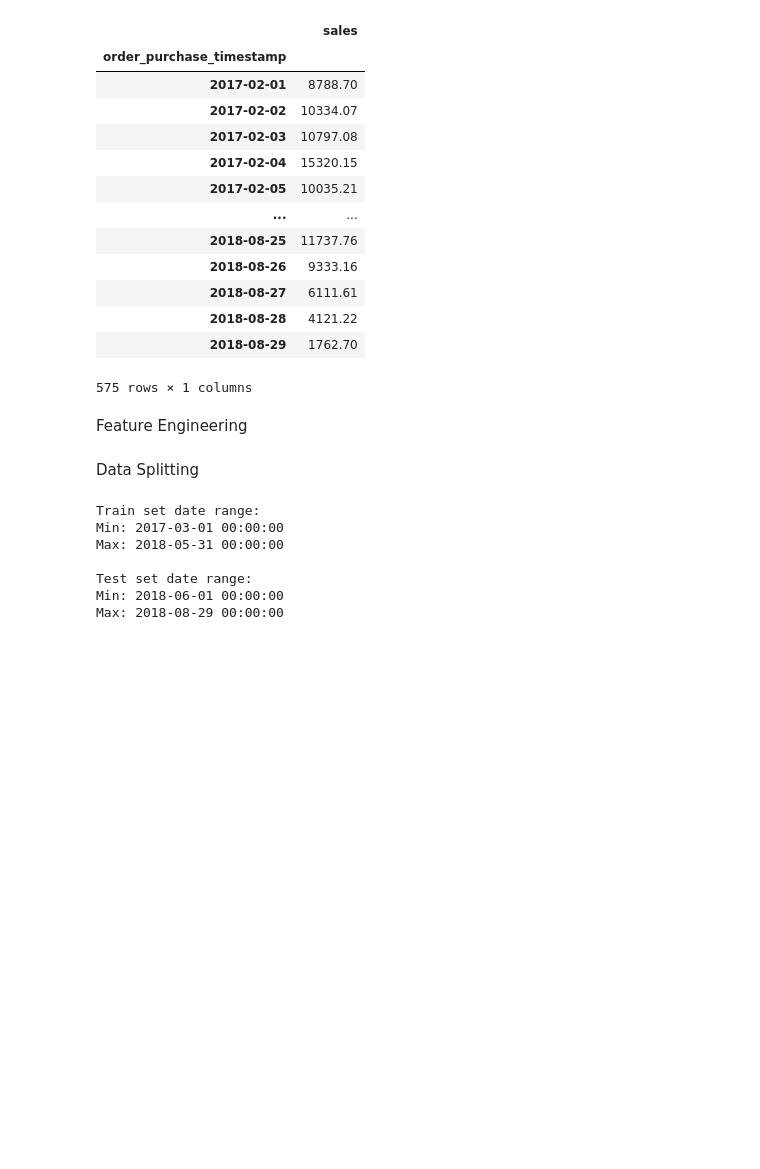
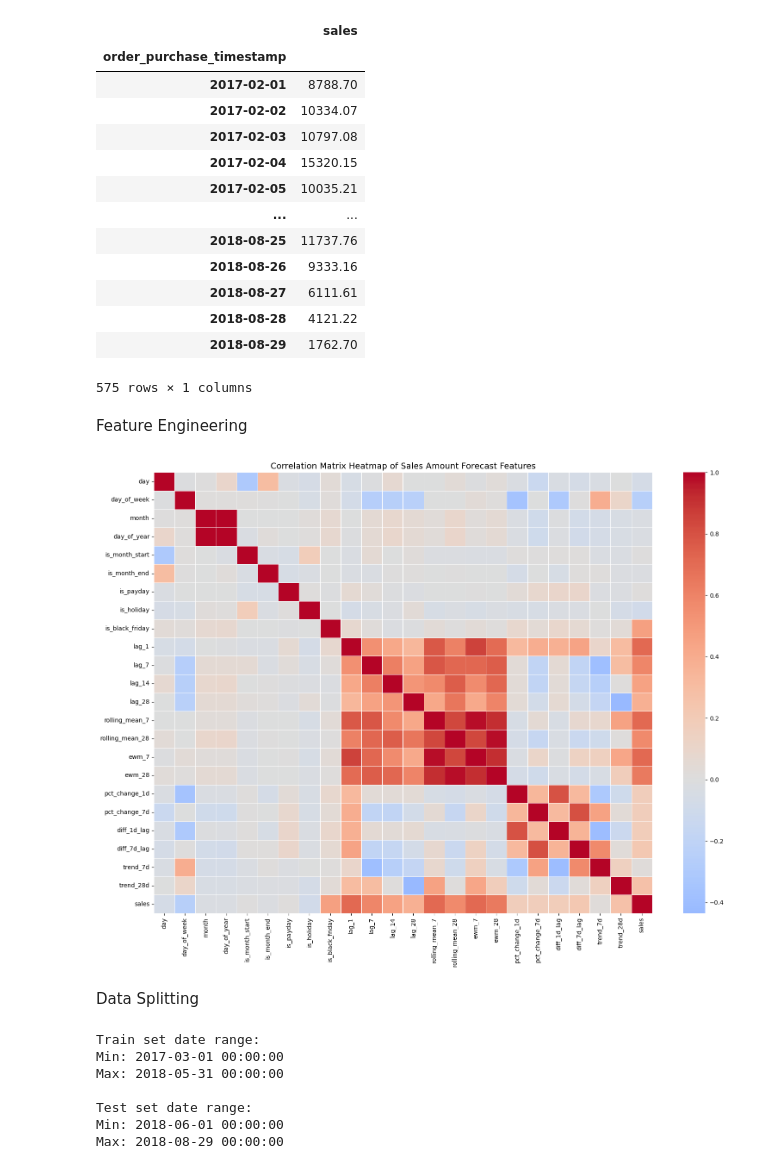
Before and after one commit to Jasonshe0509/fyp-model-building, a Jupyter notebook: sales-forecasting-model-building-sales-amount.ipynb, the cells around one changed output. Cells and saved outputs as stored; diff of their text form; code cells hidden in the pictures; blank space fills up the shorter version.

```diff
--- a/sales-forecasting-model-building-sales-amount.ipynb
+++ b/sales-forecasting-model-building-sales-amount.ipynb
@@ -81,7 +83,7 @@ def create_features(df):
     df['is_month_end'] = df.index.is_month_end.astype(int)
 
     br_holidays = holidays.BR()
-    df['is_holiday'] = df.index.isin(br_holidays).astype(int)
+    df['is_holiday'] = [1 if date in br_holidays else 0 for date in df.index.date]
 
     df['is_payday'] = (df.index.day.isin([5, 25])).astype(int)
 
@@ -132,6 +134,31 @@ def create_features(df):
 # %%
 df_cleaned = create_features(sales_forecast_data)
 df_cleaned = df_cleaned.dropna()
+# %%
+features = ['day','day_of_week', 'month', 'day_of_year', 'is_month_start','is_month_end','is_payday','is_holiday' ,'is_black_friday',
+            'lag_1', 'lag_7', 'lag_14', 'lag_28' ,'rolling_mean_7', 'rolling_mean_28', 'ewm_7', 'ewm_28',
+            'pct_change_1d', 'pct_change_7d', 'diff_1d_lag', 'diff_7d_lag', 'trend_7d', 'trend_28d']
+target = 'sales'
+
+selected_cols = features + [target]
+corr_df = df_cleaned[selected_cols]
+
+corr_matrix = corr_df.corr(method='pearson')
+plt.figure(figsize=(16, 12))
+
+sns.heatmap(
+    corr_matrix,
+    cmap='coolwarm',
+    center=0,
+    annot=False,     # set True only if you want numbers (can be cluttered)
+    linewidths=0.5
+)
+
+plt.title('Correlation Matrix Heatmap of Sales Amount Forecast Features', fontsize=14)
+plt.tight_layout()
+plt.show()
+# %% [output]
+[figure, added]
 # %% [markdown]
 Data Splitting
 # %%
```
Also changed, not shown: parts of 21 cells of this notebook, 12 other files.
